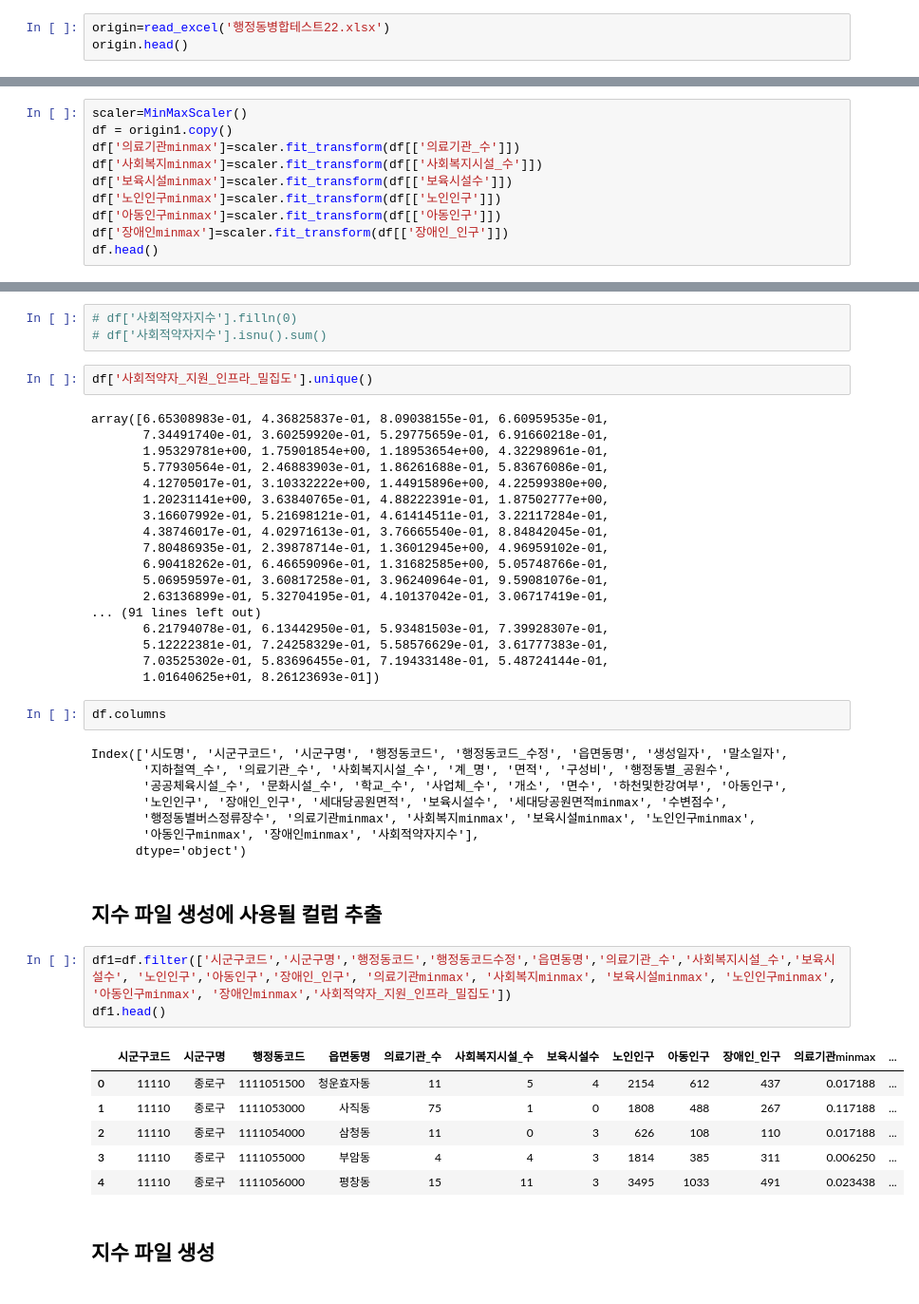
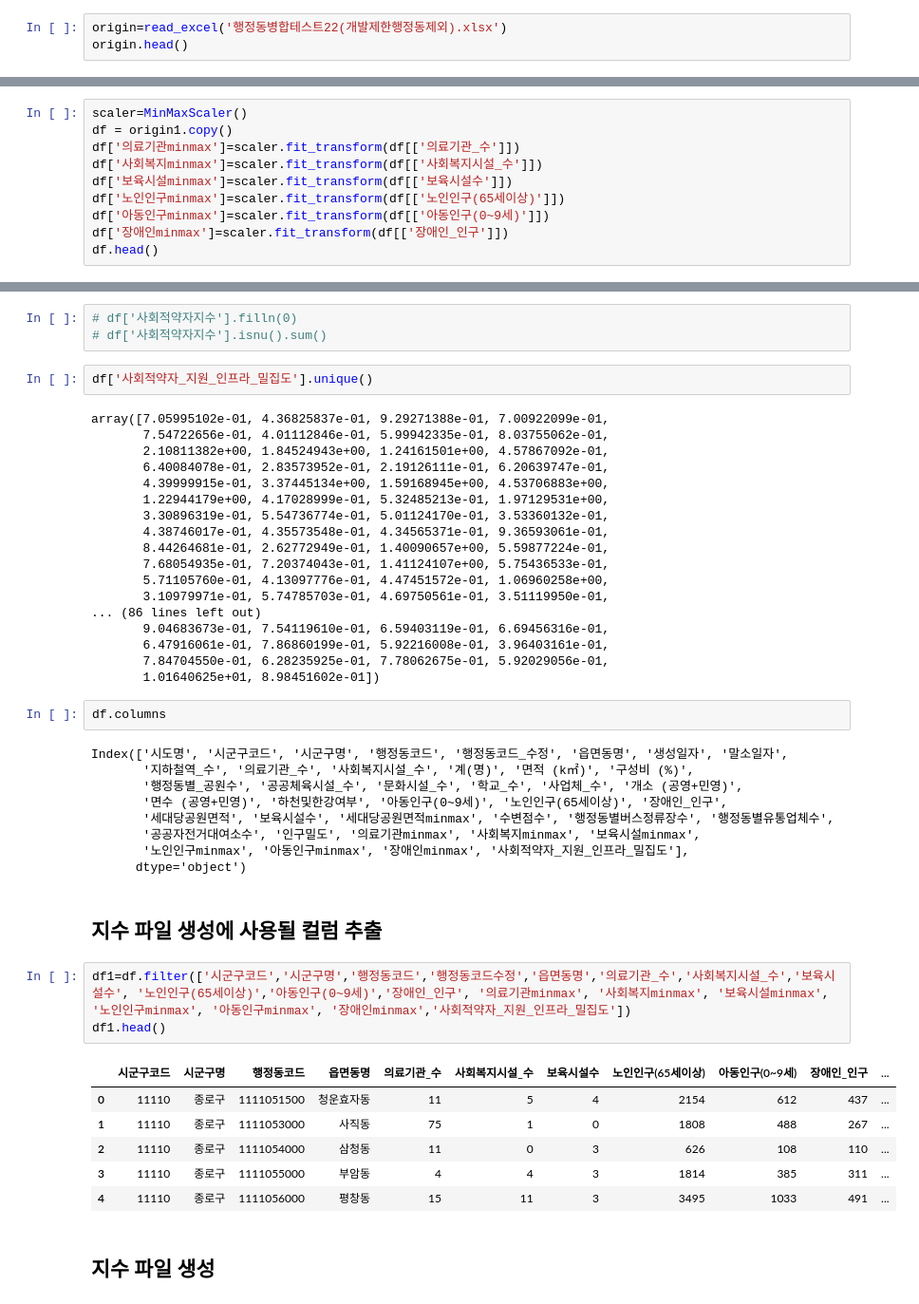
Before and after one commit to jaekim3220/finalproject, a Jupyter notebook: 1-지수및수변점수화/사회적약자지원인프라밀집도/사회적약자지원인프라밀집도.ipynb, the cells around one changed output, grey strips where cells are left out. Shown: that part at 95% size. Drawn from its saved outputs; the diff is of its cells as text.

Commit message:
행정동병합테스트22(개발제한행정동제외).xlsx를 사용한 지수 다시 생성

```diff
--- a/1-지수및수변점수화/사회적약자지원인프라밀집도/사회적약자지원인프라밀집도.ipynb
+++ b/1-지수및수변점수화/사회적약자지원인프라밀집도/사회적약자지원인프라밀집도.ipynb
@@ -12,7 +12,7 @@ from factor_analyzer.factor_analyzer import calculate_kmo
 # %% [markdown]
 ## 데이터 준비
 # %%
-origin=read_excel('행정동병합테스트22.xlsx')
+origin=read_excel('행정동병합테스트22(개발제한행정동제외).xlsx')
 origin.head()
 # %% [output]
 |  | 시도명 | 시군구코드 | 시군구명 | 행정동코드 | 행정동코드_수정 | 읍면동명 | 생성일자 | 말소일자 | 지하철역_수 | 의료기관_수 | ... | ... |
@@ -55,8 +57,8 @@ df = origin1.copy()
 df['의료기관minmax']=scaler.fit_transform(df[['의료기관_수']])
 df['사회복지minmax']=scaler.fit_transform(df[['사회복지시설_수']])
 df['보육시설minmax']=scaler.fit_transform(df[['보육시설수']])
-df['노인인구minmax']=scaler.fit_transform(df[['노인인구']])
-df['아동인구minmax']=scaler.fit_transform(df[['아동인구']])
+df['노인인구minmax']=scaler.fit_transform(df[['노인인구(65세이상)']])
+df['아동인구minmax']=scaler.fit_transform(df[['아동인구(0~9세)']])
 df['장애인minmax']=scaler.fit_transform(df[['장애인_인구']])
 df.head()
 # %% [output]
@@ -110,45 +112,46 @@ df['사회적약자_지원_인프라_밀집도'].isna().sum()
 # %%
 df['사회적약자_지원_인프라_밀집도'].unique()
 # %% [output]
-array([6.65308983e-01, 4.36825837e-01, 8.09038155e-01, 6.60959535e-01,
-       7.34491740e-01, 3.60259920e-01, 5.29775659e-01, 6.91660218e-01,
-       1.95329781e+00, 1.75901854e+00, 1.18953654e+00, 4.32298961e-01,
-       5.77930564e-01, 2.46883903e-01, 1.86261688e-01, 5.83676086e-01,
-       4.12705017e-01, 3.10332222e+00, 1.44915896e+00, 4.22599380e+00,
-       1.20231141e+00, 3.63840765e-01, 4.88222391e-01, 1.87502777e+00,
-       3.16607992e-01, 5.21698121e-01, 4.61414511e-01, 3.22117284e-01,
-       4.38746017e-01, 4.02971613e-01, 3.76665540e-01, 8.84842045e-01,
-       7.80486935e-01, 2.39878714e-01, 1.36012945e+00, 4.96959102e-01,
-       6.90418262e-01, 6.46659096e-01, 1.31682585e+00, 5.05748766e-01,
-       5.06959597e-01, 3.60817258e-01, 3.96240964e-01, 9.59081076e-01,
-       2.63136899e-01, 5.32704195e-01, 4.10137042e-01, 3.06717419e-01,
-... (91 lines left out)
-       6.21794078e-01, 6.13442950e-01, 5.93481503e-01, 7.39928307e-01,
-       5.12222381e-01, 7.24258329e-01, 5.58576629e-01, 3.61777383e-01,
-       7.03525302e-01, 5.83696455e-01, 7.19433148e-01, 5.48724144e-01,
-       1.01640625e+01, 8.26123693e-01])
+array([7.05995102e-01, 4.36825837e-01, 9.29271388e-01, 7.00922099e-01,
+       7.54722656e-01, 4.01112846e-01, 5.99942335e-01, 8.03755062e-01,
+       2.10811382e+00, 1.84524943e+00, 1.24161501e+00, 4.57867092e-01,
+       6.40084078e-01, 2.83573952e-01, 2.19126111e-01, 6.20639747e-01,
+       4.39999915e-01, 3.37445134e+00, 1.59168945e+00, 4.53706883e+00,
+       1.22944179e+00, 4.17028999e-01, 5.32485213e-01, 1.97129531e+00,
+       3.30896319e-01, 5.54736774e-01, 5.01124170e-01, 3.53360132e-01,
+       4.38746017e-01, 4.35573548e-01, 4.34565371e-01, 9.36593061e-01,
+       8.44264681e-01, 2.62772949e-01, 1.40090657e+00, 5.59877224e-01,
+       7.68054935e-01, 7.20374043e-01, 1.41124107e+00, 5.75436533e-01,
+       5.71105760e-01, 4.13097776e-01, 4.47451572e-01, 1.06960258e+00,
+       3.10979971e-01, 5.74785703e-01, 4.69750561e-01, 3.51119950e-01,
+... (86 lines left out)
+       9.04683673e-01, 7.54119610e-01, 6.59403119e-01, 6.69456316e-01,
+       6.47916061e-01, 7.86860199e-01, 5.92216008e-01, 3.96403161e-01,
+       7.84704550e-01, 6.28235925e-01, 7.78062675e-01, 5.92029056e-01,
+       1.01640625e+01, 8.98451602e-01])
 # %%
 df.columns
 # %% [output]
 Index(['시도명', '시군구코드', '시군구명', '행정동코드', '행정동코드_수정', '읍면동명', '생성일자', '말소일자',
-       '지하철역_수', '의료기관_수', '사회복지시설_수', '계_명', '면적', '구성비', '행정동별_공원수',
-       '공공체육시설_수', '문화시설_수', '학교_수', '사업체_수', '개소', '면수', '하천및한강여부', '아동인구',
-       '노인인구', '장애인_인구', '세대당공원면적', '보육시설수', '세대당공원면적minmax', '수변점수',
-       '행정동별버스정류장수', '의료기관minmax', '사회복지minmax', '보육시설minmax', '노인인구minmax',
-       '아동인구minmax', '장애인minmax', '사회적약자지수'],
+       '지하철역_수', '의료기관_수', '사회복지시설_수', '계(명)', '면적 (k㎡)', '구성비 (%)',
+       '행정동별_공원수', '공공체육시설_수', '문화시설_수', '학교_수', '사업체_수', '개소 (공영+민영)',
+       '면수 (공영+민영)', '하천및한강여부', '아동인구(0~9세)', '노인인구(65세이상)', '장애인_인구',
+       '세대당공원면적', '보육시설수', '세대당공원면적minmax', '수변점수', '행정동별버스정류장수', '행정동별유통업체수',
+       '공공자전거대여소수', '인구밀도', '의료기관minmax', '사회복지minmax', '보육시설minmax',
+       '노인인구minmax', '아동인구minmax', '장애인minmax', '사회적약자_지원_인프라_밀집도'],
       dtype='object')
 # %% [markdown]
 ## 지수 파일 생성에 사용될 컬럼 추출
 # %%
-df1=df.filter(['시군구코드','시군구명','행정동코드','행정동코드수정','읍면동명','의료기관_수','사회복지시설_수','보육시설수', '노인인구','아동인구','장애인_인구', '의료기관minmax', '사회복지minmax', '보육시설minmax', '노인인구minmax', '아동인구minmax', '장애인minmax','사회적약자_지원_인프라_밀집도'])
+df1=df.filter(['시군구코드','시군구명','행정동코드','행정동코드수정','읍면동명','의료기관_수','사회복지시설_수','보육시설수', '노인인구(65세이상)','아동인구(0~9세)','장애인_인구', '의료기관minmax', '사회복지minmax', '보육시설minmax', '노인인구minmax', '아동인구minmax', '장애인minmax','사회적약자_지원_인프라_밀집도'])
 df1.head()
 # %% [output]
-|  | 시군구코드 | 시군구명 | 행정동코드 | 읍면동명 | 의료기관_수 | 사회복지시설_수 | 보육시설수 | 노인인구 | 아동인구 | 장애인_인구 | 의료기관minmax | ... |
-| 0 | 11110 | 종로구 | 1111051500 | 청운효자동 | 11 | 5 | 4 | 2154 | 612 | 437 | 0.017188 | ... |
-| 1 | 11110 | 종로구 | 1111053000 | 사직동 | 75 | 1 | 0 | 1808 | 488 | 267 | 0.117188 | ... |
-| 2 | 11110 | 종로구 | 1111054000 | 삼청동 | 11 | 0 | 3 | 626 | 108 | 110 | 0.017188 | ... |
-| 3 | 11110 | 종로구 | 1111055000 | 부암동 | 4 | 4 | 3 | 1814 | 385 | 311 | 0.006250 | ... |
-| 4 | 11110 | 종로구 | 1111056000 | 평창동 | 15 | 11 | 3 | 3495 | 1033 | 491 | 0.023438 | ... |
+|  | 시군구코드 | 시군구명 | 행정동코드 | 읍면동명 | 의료기관_수 | 사회복지시설_수 | 보육시설수 | 노인인구(65세이상) | 아동인구(0~9세) | 장애인_인구 | ... |
+| 0 | 11110 | 종로구 | 1111051500 | 청운효자동 | 11 | 5 | 4 | 2154 | 612 | 437 | ... |
+| 1 | 11110 | 종로구 | 1111053000 | 사직동 | 75 | 1 | 0 | 1808 | 488 | 267 | ... |
+| 2 | 11110 | 종로구 | 1111054000 | 삼청동 | 11 | 0 | 3 | 626 | 108 | 110 | ... |
+| 3 | 11110 | 종로구 | 1111055000 | 부암동 | 4 | 4 | 3 | 1814 | 385 | 311 | ... |
+| 4 | 11110 | 종로구 | 1111056000 | 평창동 | 15 | 11 | 3 | 3495 | 1033 | 491 | ... |
 # %% [markdown]
 ## 지수 파일 생성
 # %%
```
Also changed, not shown: parts of 9 cells of this notebook, 8 other files.
